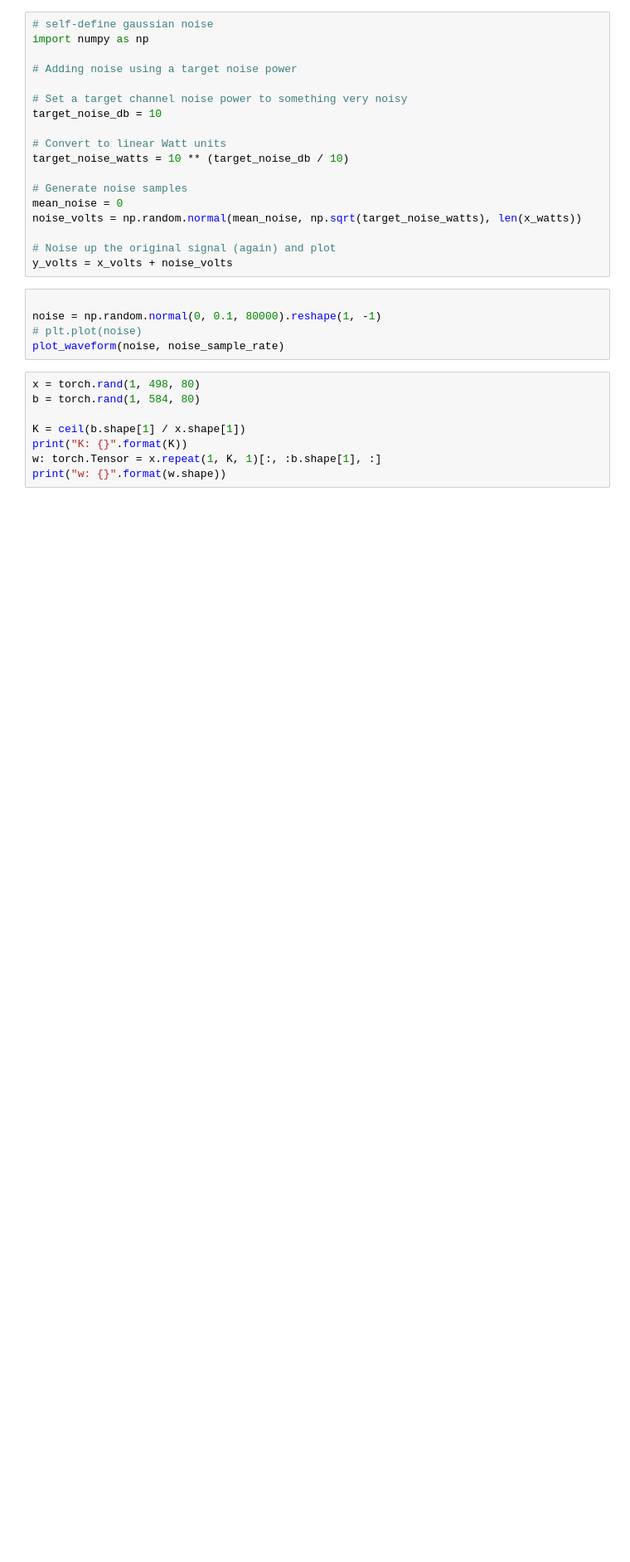
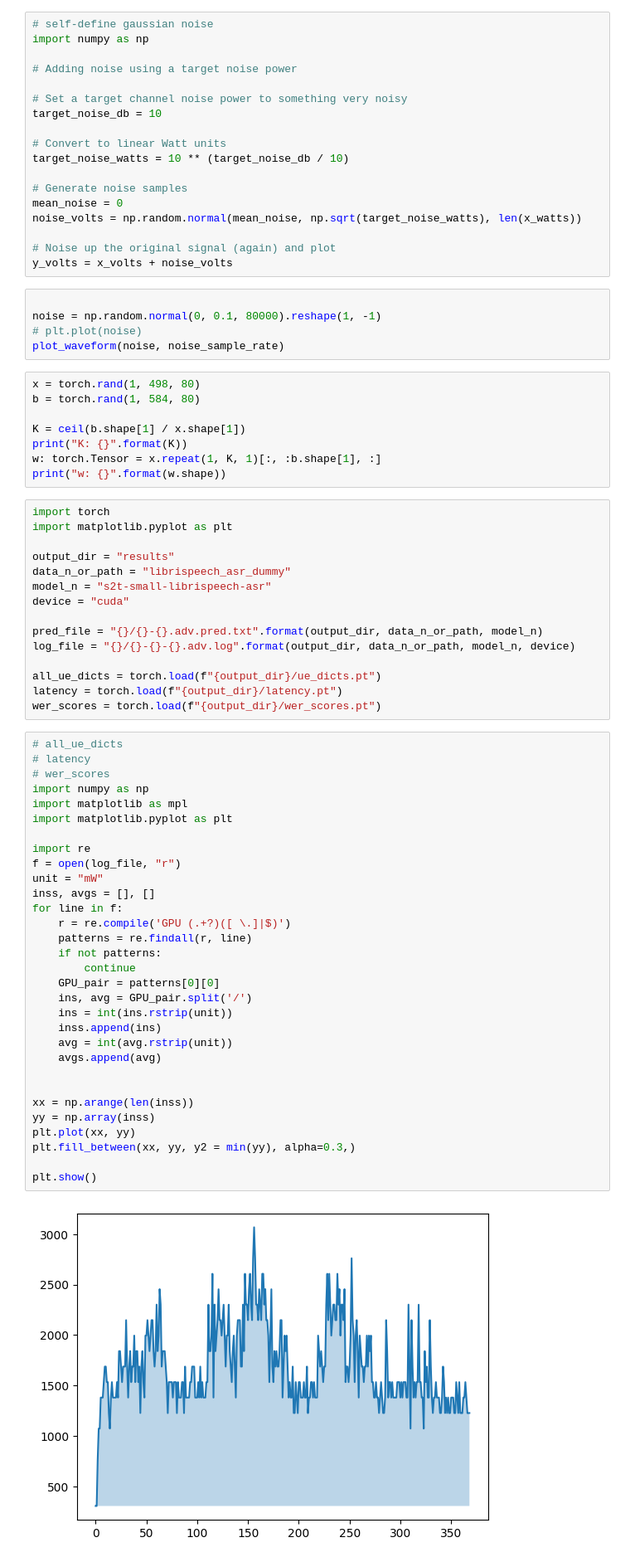
Before and after one commit to yul091/ASR_Uncertainty, a Jupyter notebook: my_test.ipynb, the cells around one changed output. Shown at 83% size. Cells and saved outputs as stored; diff of their text form; blank space fills up the shorter version.

```diff
--- a/my_test.ipynb
+++ b/my_test.ipynb
@@ -557,3 +557,51 @@ K = ceil(b.shape[1] / x.shape[1])
 print("K: {}".format(K))
 w: torch.Tensor = x.repeat(1, K, 1)[:, :b.shape[1], :]
 print("w: {}".format(w.shape))
+# %%
+import torch
+import matplotlib.pyplot as plt
+
+output_dir = "results"
+data_n_or_path = "librispeech_asr_dummy"
+model_n = "s2t-small-librispeech-asr"
+device = "cuda"
+
+pred_file = "{}/{}-{}.adv.pred.txt".format(output_dir, data_n_or_path, model_n)
+log_file = "{}/{}-{}-{}.adv.log".format(output_dir, data_n_or_path, model_n, device)
+
+all_ue_dicts = torch.load(f"{output_dir}/ue_dicts.pt")
+latency = torch.load(f"{output_dir}/latency.pt")
+wer_scores = torch.load(f"{output_dir}/wer_scores.pt")
+# %%
+# all_ue_dicts
+# latency
+# wer_scores
+import numpy as np
+import matplotlib as mpl
+import matplotlib.pyplot as plt
+
+import re
+f = open(log_file, "r")
+unit = "mW"
+inss, avgs = [], []
+for line in f:
+    r = re.compile('GPU (.+?)([ \.]|$)')
+    patterns = re.findall(r, line)
+    if not patterns:
+        continue
+    GPU_pair = patterns[0][0]
+    ins, avg = GPU_pair.split('/')
+    ins = int(ins.rstrip(unit))
+    inss.append(ins)
+    avg = int(avg.rstrip(unit))
+    avgs.append(avg)
+
+
+xx = np.arange(len(inss))
+yy = np.array(inss)
+plt.plot(xx, yy)
+plt.fill_between(xx, yy, y2 = min(yy), alpha=0.3,)
+
+plt.show()
+# %% [output]
+[figure, added]
```
Also changed, not shown: parts of 2 cells of this notebook, 3 other files.
